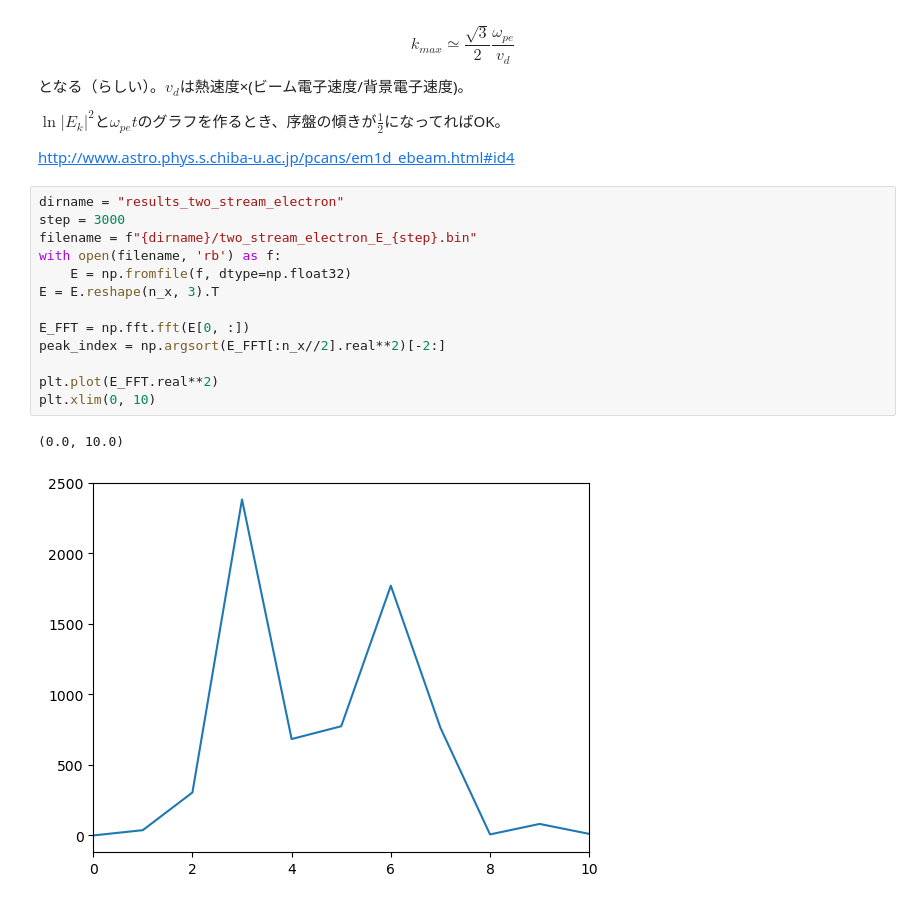
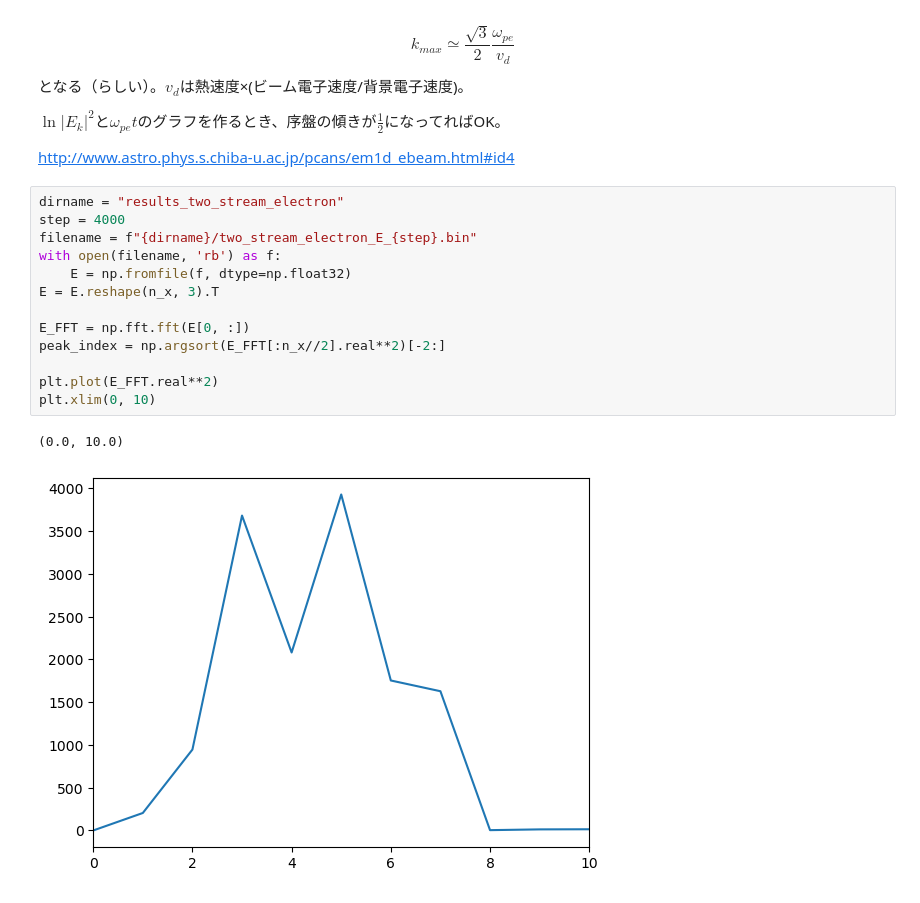
Before and after one commit to keita-akutagawa/PIC_GPU, a Jupyter notebook: examples_1D/two_stream_electron/PIC1D_two_stream_electron.ipynb, the cells around one changed output. Saved outputs shown, nothing was run; the diff lists cells and outputs as text.

```diff
--- a/examples_1D/two_stream_electron/PIC1D_two_stream_electron.ipynb
+++ b/examples_1D/two_stream_electron/PIC1D_two_stream_electron.ipynb
@@ -229,19 +229,19 @@ $\ln |E_k|^2$と$\omega_{pe}t$のグラフを作るとき、序盤の傾きが$\
 http://www.astro.phys.s.chiba-u.ac.jp/pcans/em1d_ebeam.html#id4
 # %%
 dirname = "results_two_stream_electron"
-step = 3000
+step = 4000
 filename = f"{dirname}/two_stream_electron_E_{step}.bin"
 with open(filename, 'rb') as f:
     E = np.fromfile(f, dtype=np.float32)
 E = E.reshape(n_x, 3).T
 
 E_FFT = np.fft.fft(E[0, :])
 peak_index = np.argsort(E_FFT[:n_x//2].real**2)[-2:]
 
 plt.plot(E_FFT.real**2)
 plt.xlim(0, 10)
 # %% [output]
 (0.0, 10.0)
-[figure, old version]
+[figure, new version]
 # %%
 dirname = "results_two_stream_electron"
```
Also changed, not shown: parts of 4 cells of this notebook, 22 other files.
